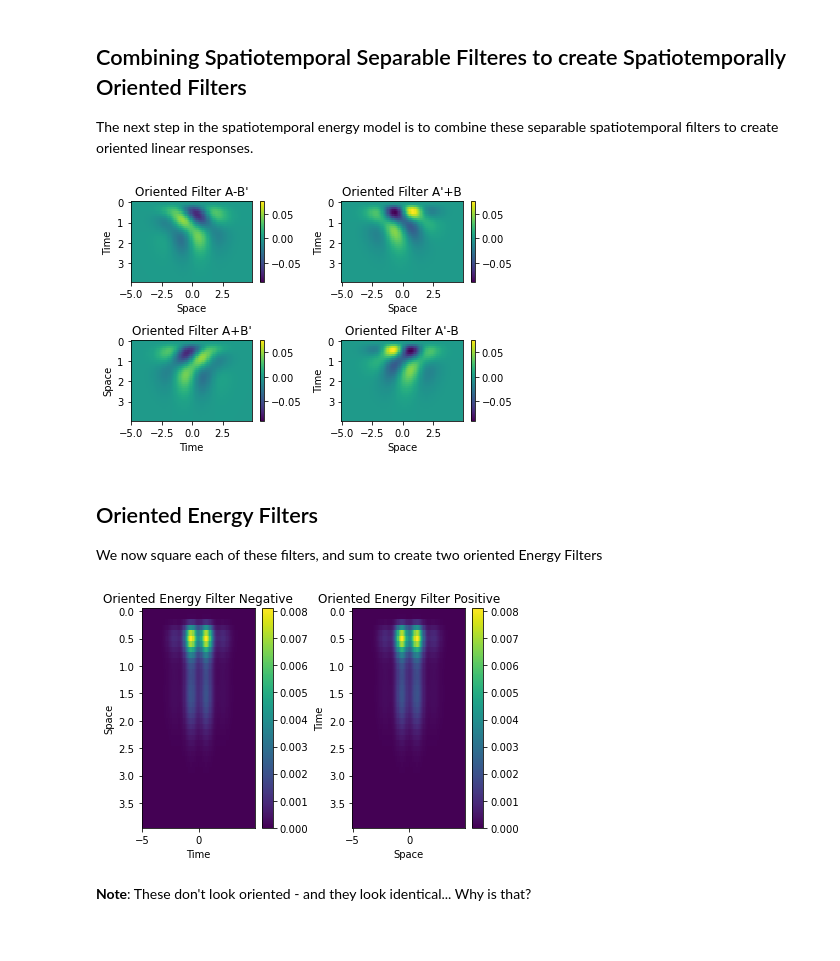
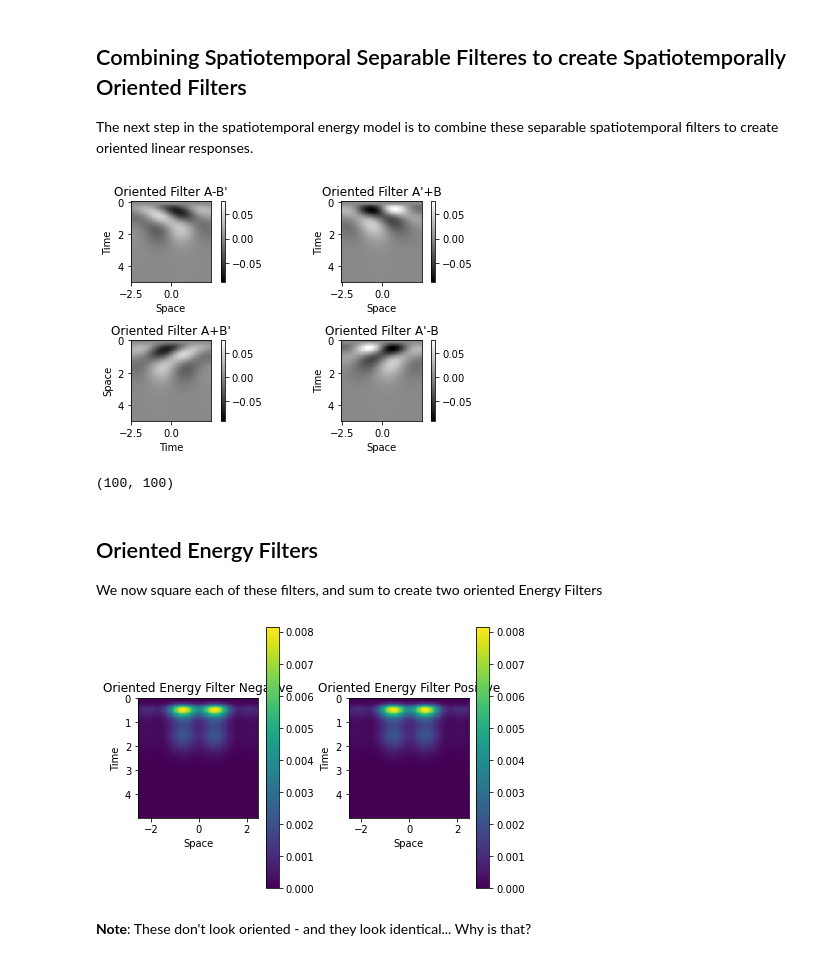
Before and after one commit to vdutell/linearfiltering, a Jupyter notebook: adelsonbergen1984.ipynb, the cells around one changed output. Drawn from its saved outputs; the diff is of its cells as text; code cells hidden in the pictures.

```diff
--- a/adelsonbergen1984.ipynb
+++ b/adelsonbergen1984.ipynb
@@ -97,7 +98,6 @@ Text(0.5, 1.0, 'Temporal Filter Quadrature Pairs')
 # %% [markdown]
 ## Separable Spatiotemporal Filters
 # %%
-
 def spatiotemporal_filter(x,t, n=3, k=1, order=2):
     #spatial component
     if order == 2:
@@ -121,8 +121,8 @@ def spatiotemporal_filter(x,t, n=3, k=1, order=2):
     return response
 
 
-space = np.arange(-5,5,0.1)
-times = np.arange(0,4,0.1)
+space = np.arange(-2.5,2.5,0.05)
+times = np.arange(0,5,0.05)
 s,t = np.meshgrid(space,times)
 
 #create responses
@@ -136,7 +136,7 @@ norm = mpl.colors.Normalize(vmin=rmin, vmax=rmax)
 
 
 #plot
-plt.subplot(2,2,1)
+plt.subplot(2,2,1, aspect='equal')
 plt.pcolormesh(space,times,st_response_a.T, norm=norm, shading='auto')
 #plt.pcolormesh(times,space,st_response_1a, norm=norm, shading='auto')
 plt.gca().invert_yaxis()
@@ -145,7 +145,7 @@ plt.xlabel('Space')
 plt.colorbar()
 plt.title("Spatiotemporal Filter A")
 
-plt.subplot(2,2,2)
+plt.subplot(2,2,2, aspect='equal')
 plt.pcolormesh(space,times,st_response_apr.T, norm=norm, shading='auto')
 #plt.pcolormesh(times,space,st_response_1b, norm=norm, shading='auto')
 plt.gca().invert_yaxis()
@@ -154,7 +154,7 @@ plt.xlabel('Space')
 plt.colorbar()
 plt.title("Spatiotemporal Filter A'")
 
-plt.subplot(2,2,3)
+plt.subplot(2,2,3, aspect='equal')
 #plt.pcolormesh(times,space,st_response_2b, norm=norm, shading='auto')
 plt.pcolormesh(space,times,st_response_b.T, norm=norm, shading='auto')
 plt.gca().invert_yaxis()
@@ -164,7 +164,7 @@ plt.colorbar()
 plt.title("Spatiotemporal Filter Pair B")
 plt.tight_layout()
 
-plt.subplot(2,2,4)
+plt.subplot(2,2,4, aspect='equal')
 plt.pcolormesh(space,times,st_response_bpr.T, norm=norm, shading='auto')
 #plt.pcolormesh(times,space,st_response_2a, norm=norm, shading='auto')
 plt.gca().invert_yaxis()
@@ -195,44 +195,48 @@ rmax = np.max((a_minus_bp, ap_plus_b, a_plus_bp, ap_minus_b))
 norm = mpl.colors.Normalize(vmin=rmin, vmax=rmax)
 
 #plot
-plt.subplot(2,2,1)
-plt.pcolormesh(space,times,a_minus_bp.T, norm=norm, shading='auto')
+plt.subplot(2,2,1, aspect='equal')
+plt.pcolormesh(space,times,a_minus_bp.T, norm=norm, shading='auto',cmap='gray')
 plt.gca().invert_yaxis()
 plt.ylabel('Time')
 plt.xlabel('Space')
 plt.colorbar()
 plt.title("Oriented Filter A-B'")
 
-plt.subplot(2,2,2)
-plt.pcolormesh(space,times,ap_plus_b.T, norm=norm, shading='auto')
+plt.subplot(2,2,2, aspect='equal')
+plt.pcolormesh(space,times,ap_plus_b.T, norm=norm, shading='auto',cmap='gray')
 plt.gca().invert_yaxis()
 plt.ylabel('Time')
 plt.xlabel('Space')
 plt.colorbar()
 plt.title("Oriented Filter A'+B")
 plt.tight_layout()
 
 
-plt.subplot(2,2,3)
-plt.pcolormesh(space,times,a_plus_bp.T, norm=norm, shading='auto')
+plt.subplot(2,2,3, aspect='equal')
+plt.pcolormesh(space,times,a_plus_bp.T, norm=norm, shading='auto',cmap='gray')
 plt.gca().invert_yaxis()
 plt.ylabel('Space')
 plt.xlabel('Time')
 plt.colorbar()
 plt.title("Oriented Filter A+B'")
 plt.tight_layout()
 
-plt.subplot(2,2,4)
-plt.pcolormesh(space,times,ap_minus_b.T, norm=norm, shading='auto')
+plt.subplot(2,2,4, aspect='equal')
+plt.pcolormesh(space,times,ap_minus_b.T, norm=norm, shading='auto',cmap='gray')
 plt.gca().invert_yaxis()
 plt.ylabel('Time')
 plt.xlabel('Space')
 plt.colorbar()
 plt.title("Oriented Filter A'-B")
 
 plt.show()
 # %% [output]
-[figure, old version]
+[figure, new version]
+# %%
+ap_minus_b.shape
+# %% [output]
+(100, 100)
 # %% [markdown]
 ## Oriented Energy Filters
 We now square each of these filters, and sum to create two oriented Energy Filters
@@ -244,16 +248,16 @@ rmin = np.min((oriented_energy_n, oriented_energy_p))
 rmax = np.max((oriented_energy_n, oriented_energy_p))
 norm = mpl.colors.Normalize(vmin=rmin, vmax=rmax)
 
-plt.subplot(1,2,1)
+plt.subplot(1,2,1, aspect='equal')
 plt.pcolormesh(space,times,oriented_energy_n.T, norm=norm, shading='auto')
 plt.gca().invert_yaxis()
-plt.ylabel('Space')
-plt.xlabel('Time')
+plt.xlabel('Space')
+plt.ylabel('Time')
 plt.colorbar()
 plt.title("Oriented Energy Filter Negative")
 plt.tight_layout()
 
-plt.subplot(1,2,2)
+plt.subplot(1,2,2, aspect='equal')
 plt.pcolormesh(space,times,oriented_energy_p.T, norm=norm, shading='auto')
 plt.gca().invert_yaxis()
 plt.ylabel('Time')
@@ -264,7 +268,7 @@ plt.title("Oriented Energy Filter Positive")
 plt.tight_layout()
 plt.show()
 # %% [output]
-[figure, old version]
+[figure, new version]
 # %% [markdown]
 **Note**: These don't look oriented - and they look identical... Why is that?
 # %% [markdown]
```
Also changed, not shown: parts of 12 cells of this notebook.
